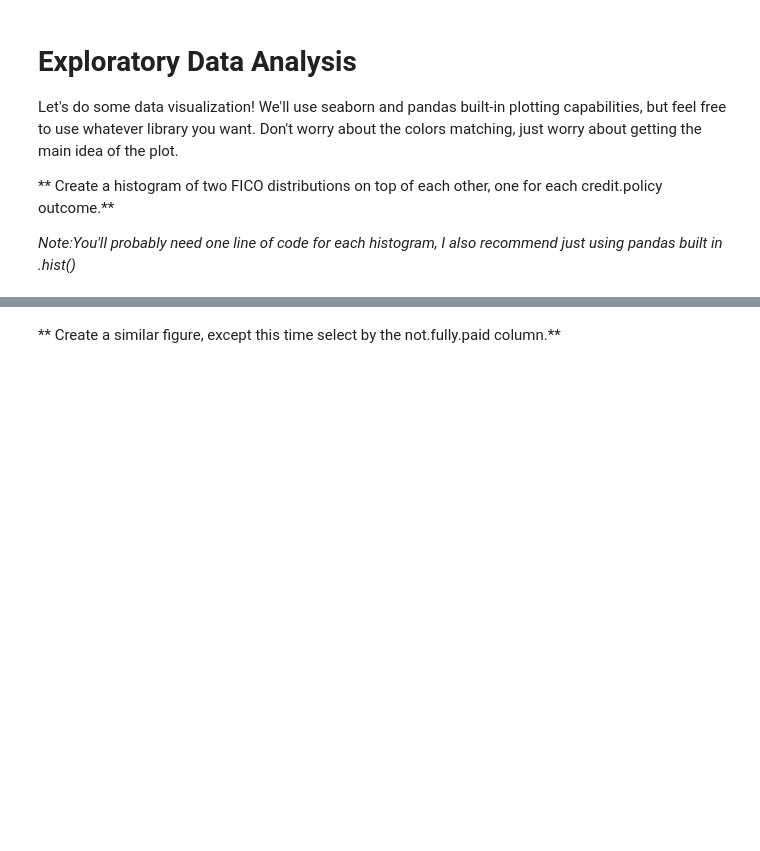
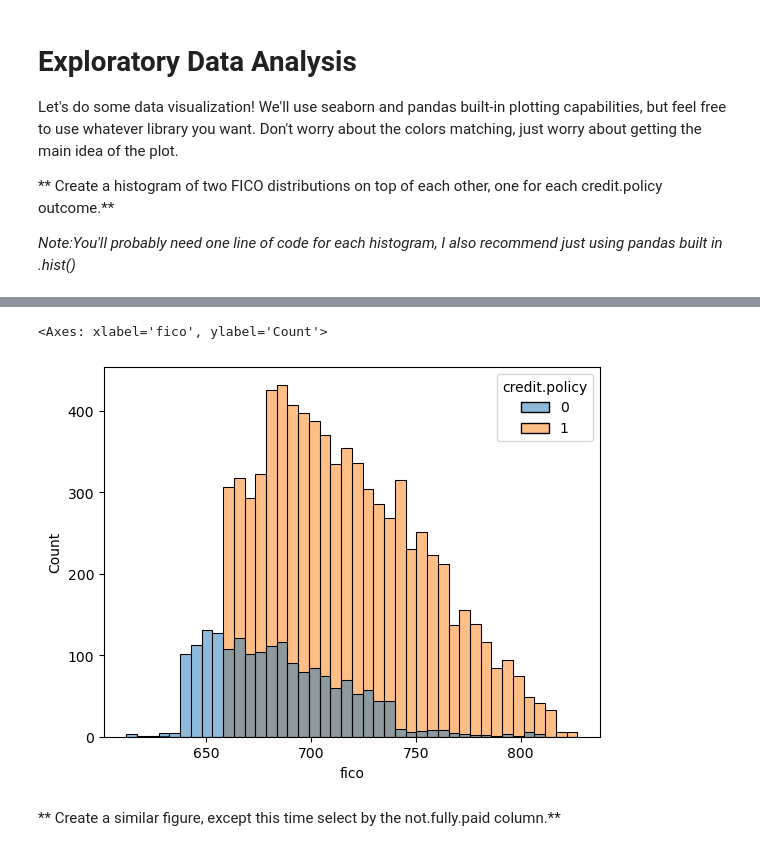
Before and after one commit to cresphere/ARTI308-Labs, a Jupyter notebook: Lab-9/02-Decision Trees and Random Forest Project.ipynb, the cells around one changed output, grey strips where cells are left out. Cells and saved outputs as stored; diff of their text form; code cells hidden in the pictures; blank space fills up the shorter version.

```diff
--- a/Lab-9/02-Decision Trees and Random Forest Project.ipynb
+++ b/Lab-9/02-Decision Trees and Random Forest Project.ipynb
@@ -95,2 +91,7 @@ Let's do some data visualization! We'll use seaborn and pandas built-in plotting
+# %%
+sns.histplot(hue="credit.policy", x='fico', data=df)
+# %% [output]
+<Axes: xlabel='fico', ylabel='Count'>
+[figure, added]
 # %% [markdown]
 ** Create a similar figure, except this time select by the not.fully.paid column.**
```
Also changed, not shown: parts of 36 cells of this notebook.
